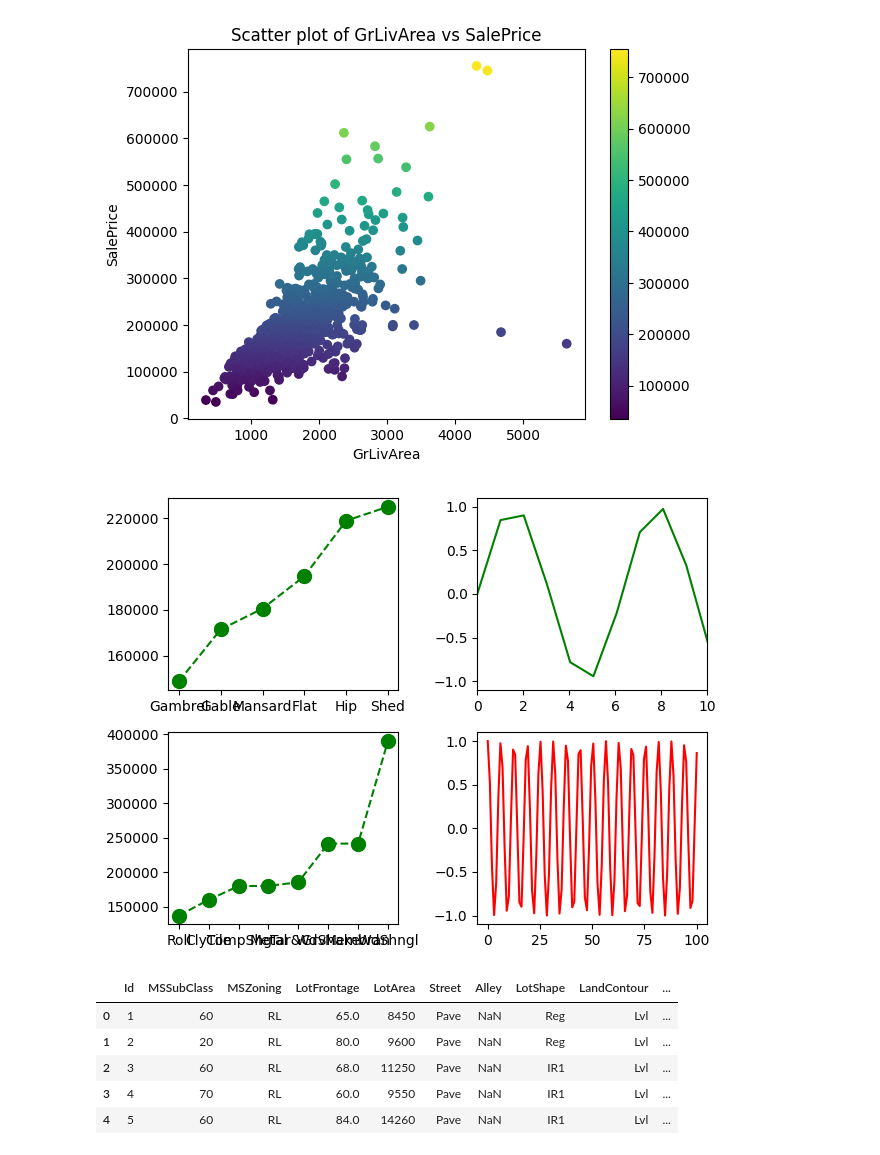
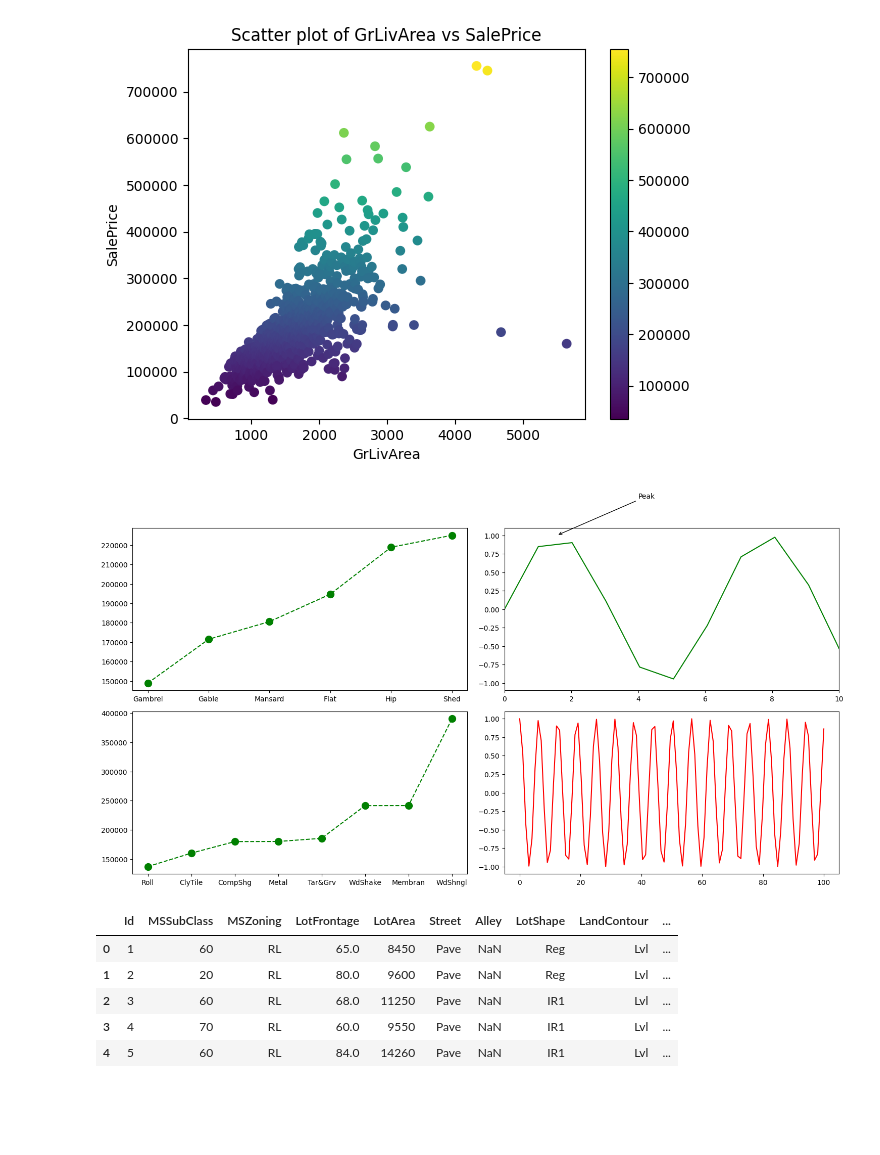
Before and after one commit to striversahil/DS_Practice, a Jupyter notebook: cheatsheet_practice/matplotlib.ipynb, the cells around one changed output. Drawn from its saved outputs; the diff is of its cells as text; code cells hidden in the pictures; blank space fills up the shorter version.

```diff
--- a/cheatsheet_practice/matplotlib.ipynb
+++ b/cheatsheet_practice/matplotlib.ipynb
@@ -52,20 +52,26 @@ plt.show()
 # %%
 gr1 = df.groupby(by=['RoofStyle']).agg({'SalePrice':'mean' , 'LotArea':'mean'}).sort_values(by='SalePrice').reset_index()
 gr2 = df.groupby(by=['RoofMatl']).agg({'SalePrice':'mean' , 'LotArea':'mean'}).sort_values(by='SalePrice').reset_index()
+
 fig , ax = plt.subplots(2,2)
 
+fig.set_size_inches(15,8)
 x = np.linspace(start=0 , stop=100 , num=100)
 
 ax[0,0].plot(gr1['RoofStyle'] , gr1['SalePrice'] , linestyle='--' , color='g' , marker='o' , markersize=10)
 ax[1,0].plot(gr2['RoofMatl'] , gr2['SalePrice'] , linestyle='--' , color='g' , marker='o' , markersize=10)
 ax[0,1].plot(x , np.sin(x) , color='g')
 ax[0,1].set_xlim([0,10])
+ax[0,1].annotate('Peak',
+    xy=(np.pi/2, 1),
+    xytext=(4, 1.5),
+    arrowprops=dict(arrowstyle='->'))
 ax[1,1].plot(x , np.cos(x) , color='r')
 
 plt.tight_layout()
 plt.show()
 # %% [output]
-[figure, old version]
+[figure, new version]
 # %%
 df.head()
 # %% [output]
```
Also changed, not shown: 5 other files.
